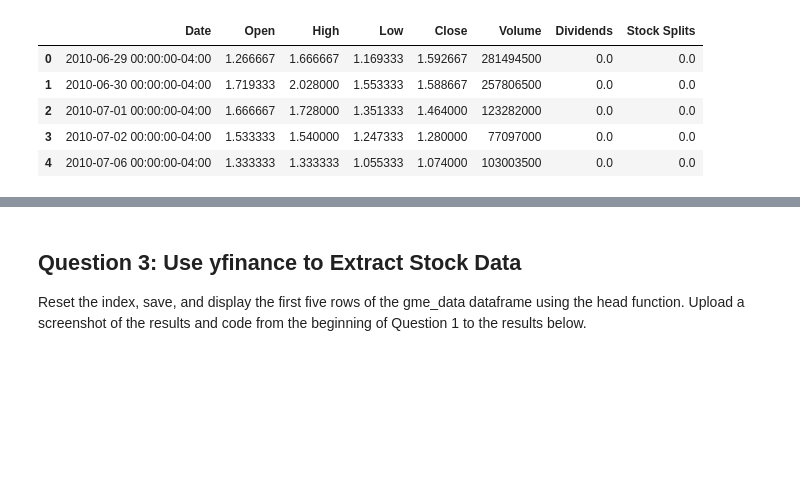
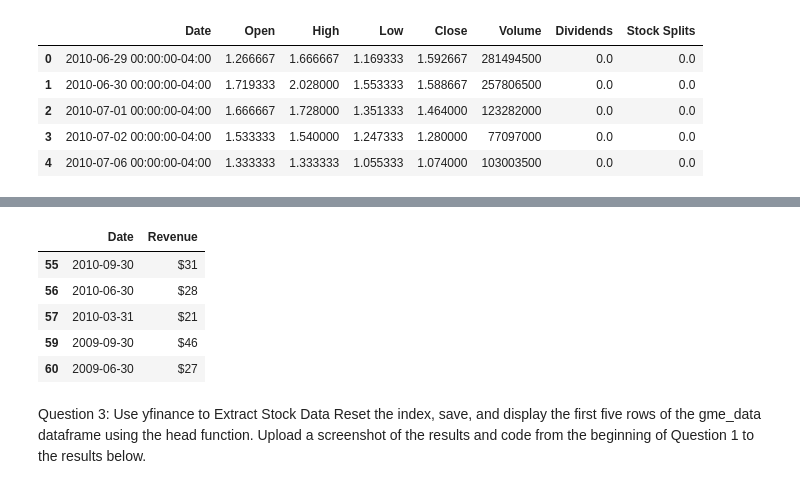
Before and after one commit to moises110/Analyzing-Historical-Stock, a Jupyter notebook: main.ipynb, the cells around one changed output, grey strips where cells are left out. Drawn from its saved outputs; the diff is of its cells as text; code cells hidden in the pictures; blank space fills up the shorter version.

```diff
--- a/main.ipynb
+++ b/main.ipynb
@@ -45,0 +50,16 @@ tesla_revenue.tail()
+# %%
+url = "https://www.macrotrends.net/stocks/charts/TSLA/tesla/revenue"
+headers = {
+    "User-Agent": "Mozilla/5.0 (Windows NT 10.0; Win64; x64) AppleWebKit/537.36 (KHTML, like Gecko) Chrome/91.0.4472.124 Safari/537.36"
+}
+
+# Obtener la página usando requests con el User-Agent modificado
+response = requests.get(url, headers=headers)
+
+# Verificar si la respuesta es exitosa
+if response.status_code == 200:
+    soup = BeautifulSoup(response.text, 'html.parser')
+    tables = pd.read_html(str(soup))
+    print(tables)
+else:
+    print(f"Error: {response.status_code}")
@@ -46,5 +84,16 @@ tesla_revenue.tail()
+# %%
+# tesla_revenue = tables[1].copy().dropna().rename(columns={'Tesla Quarterly Revenue (Millions of US $)':'Date','Tesla Quarterly Revenue (Millions of US $).1':'Revenue'}, inplace=True)
+tesla_revenue = tables[1].copy().dropna()
+tesla_revenue.rename(columns={'Tesla Quarterly Revenue (Millions of US $)':'Date','Tesla Quarterly Revenue (Millions of US $).1':'Revenue'}, inplace=True)
+tesla_revenue.tail()
+# %% [output]
+|  | Date | Revenue |
+| 55 | 2010-09-30 | $31 |
+| 56 | 2010-06-30 | $28 |
+| 57 | 2010-03-31 | $21 |
+| 59 | 2009-09-30 | $46 |
+| 60 | 2009-06-30 | $27 |
 # %% [markdown]
-## Question 3: Use yfinance to Extract Stock Data
-
+Question 3: Use yfinance to Extract Stock Data
 Reset the index, save, and display the first five rows of the gme_data dataframe using the head function. Upload a screenshot of the results and code from the beginning of Question 1 to the results below.
 # %%
```
Also changed, not shown: parts of 21 cells of this notebook.
